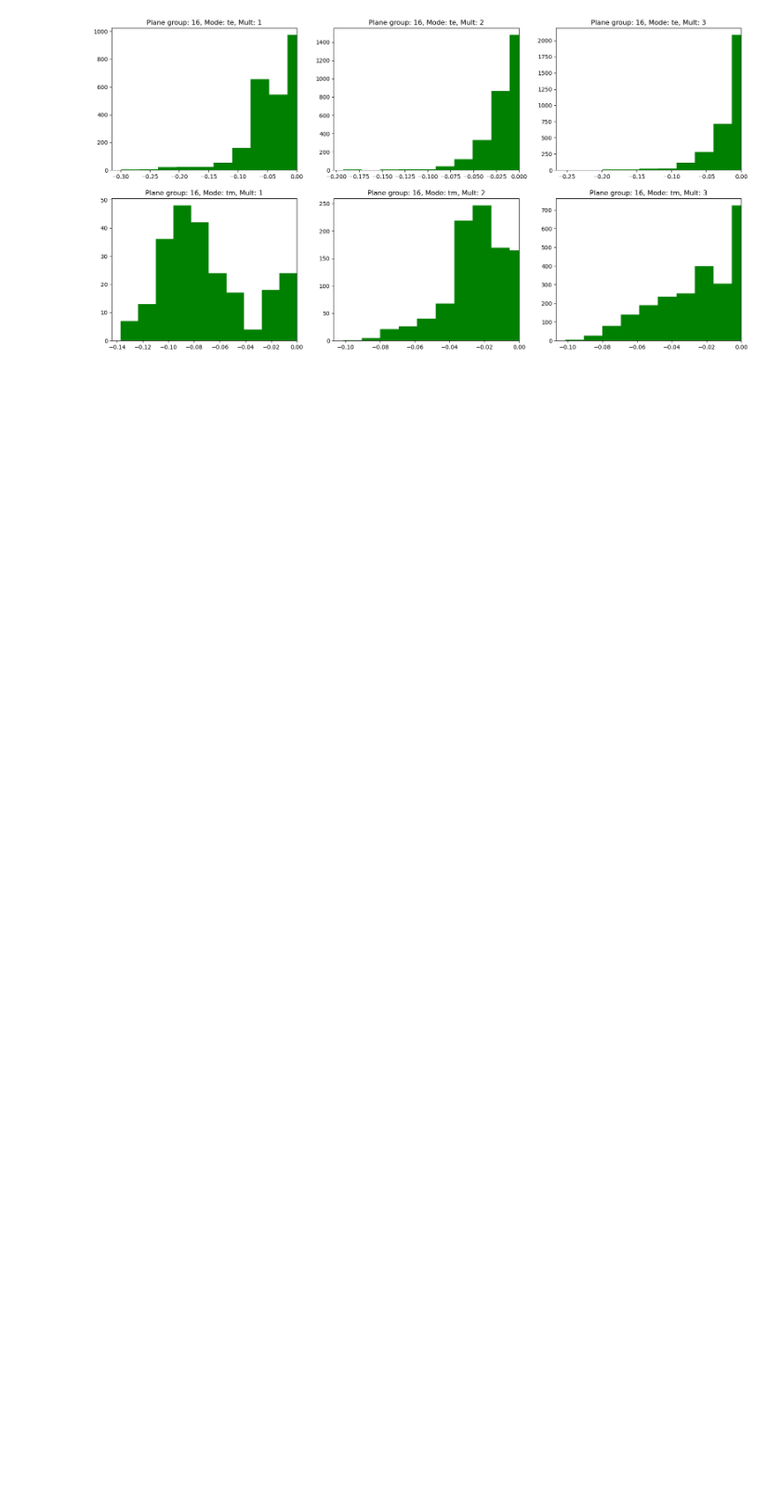
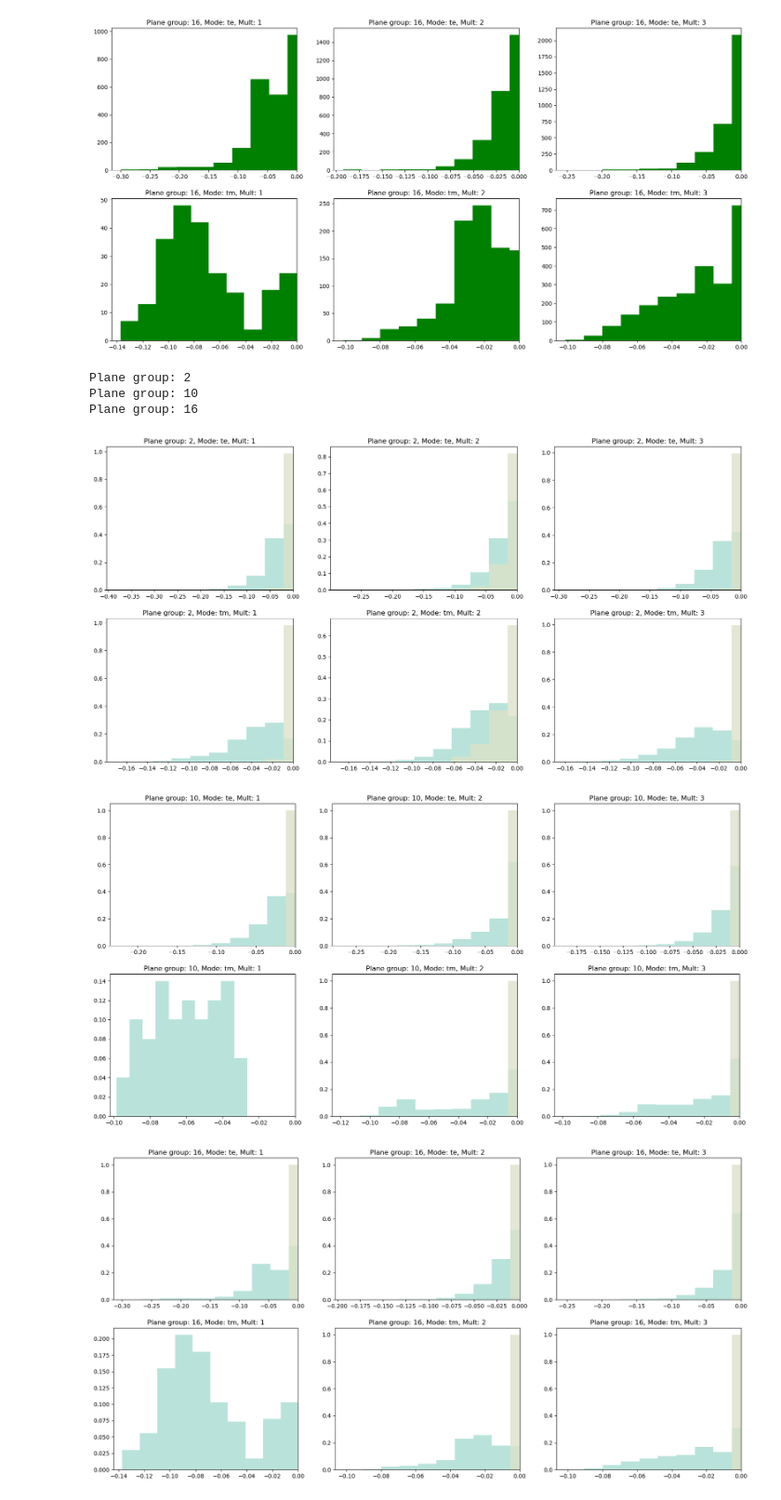
Before and after one commit to AliGhorashiCMT/Topological-Prevalence, a Jupyter notebook: frequency_isolated_nodal_points/Isolation_Tolerance.ipynb, the cells around one changed output. Shown at 93% size. Cells and saved outputs as stored; diff of their text form; code cells hidden in the pictures; blank space fills up the shorter version.

Commit message:
Checking nodal point separation as a function of margin along high-symmetry lines

```diff
--- a/frequency_isolated_nodal_points/Isolation_Tolerance.ipynb
+++ b/frequency_isolated_nodal_points/Isolation_Tolerance.ipynb
@@ -10,7 +7,0 @@ PyObject <module 'numpy' from '/home/gridsan/aligho/.local/lib/python3.9/site-pa
-# %%
-sg = 10
-mode = "tm"
-mult = 1
-loaded_data_tolerance = load("sg$(sg)_tolerance.jld2")["well_separated_nodal_points"];
-vals = filter( x-> !isempty(x), [filter(x-> x[1] == mult, val) for (key, val) in filter(x->x[1][1] == mode, loaded_data_tolerance)]);
-vals = [val[1][3] for val in vals];
@@ -54,3 +25,61 @@ end
 [figure]
 [figure]
 [figure]
+# %%
+# Let's do the same as above but with a margin tolerance from the dispersion along "high-symmetry" lines
+atol = 0
+for sg in [2, 10, 16]
+    println("Plane group: $(sg)"); flush(stdout)
+    loaded_data_tolerance = load("sg$(sg)_tolerance.jld2")["well_separated_nodal_points"];
+    dispersion_dir_te = "../dispersions/output/sg$sg/eps3/te/";
+    dispersion_dir_tm = "../dispersions/output/sg$sg/eps3/tm/";
+    loaded_dispersion_data_te = load(dispersion_dir_te*"sg$sg-epsid3-res64-te.jld2")
+    loaded_dispersion_data_tm = load(dispersion_dir_tm*"sg$sg-epsid3-res64-tm.jld2");
+    marginsv_te = loaded_dispersion_data_te["marginsv"]
+    marginsv_tm = loaded_dispersion_data_tm["marginsv"];
+
+    high_margin_data = Dict{Tuple{String, Integer}, Vector{Tuple{Integer, Integer, Float64, Float64}}}();
+    for (key, val) in loaded_data_tolerance
+        mode, real_idx = key
+        idx = real_idx - 20000
+        margins = (mode == "te" ? marginsv_te[idx] : marginsv_tm[idx])
+        high_margin_band_infos = Vector{Tuple{Integer, Integer, Float64, Float64}}()
+        for band_info in val
+            mult = band_info[1]
+            length(margins) >= mult || continue
+
+            margin = margins[mult]
+            how_separated = band_info[end - 1]
+            (margin > atol) && push!(high_margin_band_infos, band_info)
+        end
+        !isempty(high_margin_band_infos) && push!(high_margin_data, key => high_margin_band_infos)
+    end
+    figure(figsize=(20, 10))
+    for (i, mode) in enumerate(["te", "tm"])
+        for mult in 1:3
+            subplot(2, 3, mult + (i-1) * 3)
+            vals_margin = filter(x-> !isempty(x), [filter(x-> x[1] == mult, val) for (key, val) in filter(x->x[1][1] == mode, high_margin_data)]);
+            vals_margin = [val[1][3] for val in vals_margin];
+
+            vals = filter( x-> !isempty(x), [filter(x-> x[1] == mult, val) for (key, val) in filter(x->x[1][1] == mode, loaded_data_tolerance)]);
+            vals = [val[1][3] for val in vals];
+
+            x, y = np.histogram(vals)
+            x_margin, y_margin = np.histogram(vals_margin, y) # Make sure we have the same bins
+
+            @assert y_margin == y
+            bar(y[2:end], x / sum(x), width = first(diff(y)), color="#A8DCD1", alpha=0.8)
+            bar(y_margin[2:end], x_margin / sum(x_margin), width = first(diff(y)), alpha = 0.8,color="#DCE2C8")
+
+            xlim(minimum(y), 0)
+            title("Plane group: $sg, Mode: $mode, Mult: $mult")
+        end
+    end
+end
+# %% [output]
+Plane group: 2
+Plane group: 10
+Plane group: 16
+[figure, added]
+[figure, added]
+[figure, added]
```
Also changed, not shown: parts of 5 cells of this notebook.
